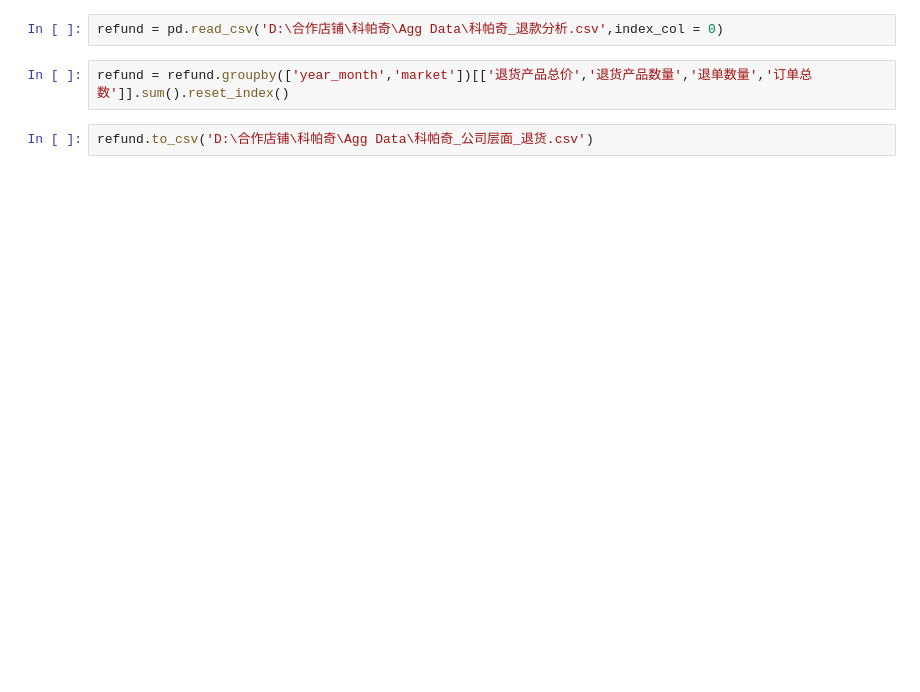
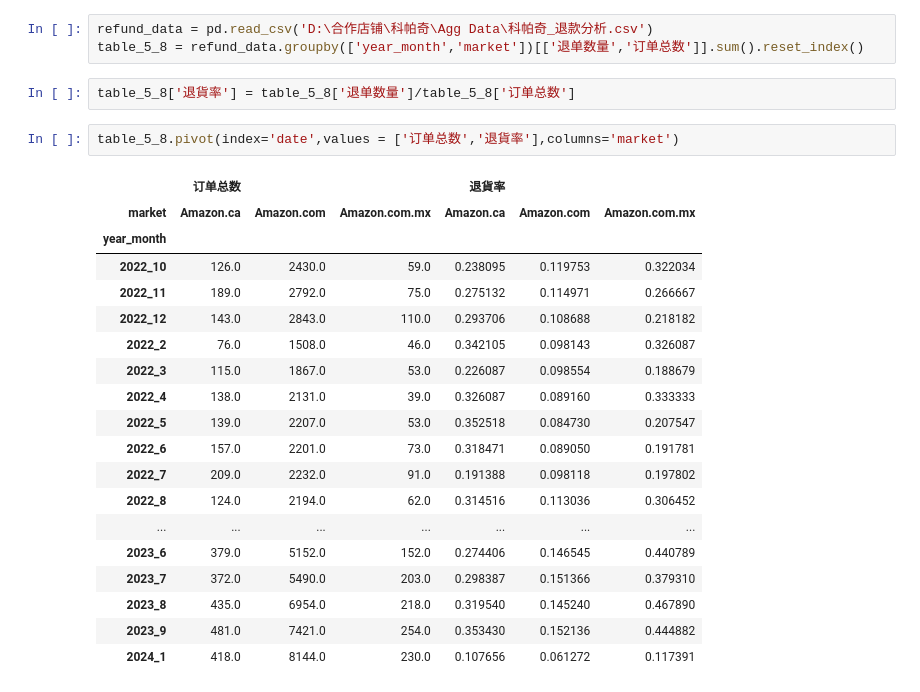
Before and after one commit to jackyzhu98/Report_API_Analysis, a Jupyter notebook: workingfiles/firm_fee.ipynb, the cells around one changed output. Drawn from its saved outputs; the diff is of its cells as text; blank space fills up the shorter version.

```diff
--- a/workingfiles/firm_fee.ipynb
+++ b/workingfiles/firm_fee.ipynb
@@ -6,6 +180,27 @@ product.groupby(['year','month','marketplace'])[['Principal','Commission','FBAPe
 # %%
-refund = pd.read_csv('D:\合作店铺\科帕奇\Agg Data\科帕奇_退款分析.csv',index_col = 0)
+refund_data = pd.read_csv('D:\合作店铺\科帕奇\Agg Data\科帕奇_退款分析.csv')
+table_5_8 = refund_data.groupby(['year_month','market'])[['退单数量','订单总数']].sum().reset_index()
-# %%
-refund = refund.groupby(['year_month','market'])[['退货产品总价','退货产品数量','退单数量','订单总数']].sum().reset_index()
-# %%
-refund.to_csv('D:\合作店铺\科帕奇\Agg Data\科帕奇_公司层面_退货.csv')
+# %%
+table_5_8['退貨率'] = table_5_8['退单数量']/table_5_8['订单总数']
+# %%
+table_5_8.pivot(index='date',values = ['订单总数','退貨率'],columns='market')
+# %% [output]
+|  | 订单总数 |  |  | 退貨率 |  |  |
+| market | Amazon.ca | Amazon.com | Amazon.com.mx | Amazon.ca | Amazon.com | Amazon.com.mx |
+| year_month |  |  |  |  |  |  |
+| 2022_10 | 126.0 | 2430.0 | 59.0 | 0.238095 | 0.119753 | 0.322034 |
+| 2022_11 | 189.0 | 2792.0 | 75.0 | 0.275132 | 0.114971 | 0.266667 |
+| 2022_12 | 143.0 | 2843.0 | 110.0 | 0.293706 | 0.108688 | 0.218182 |
+| 2022_2 | 76.0 | 1508.0 | 46.0 | 0.342105 | 0.098143 | 0.326087 |
+| 2022_3 | 115.0 | 1867.0 | 53.0 | 0.226087 | 0.098554 | 0.188679 |
+| 2022_4 | 138.0 | 2131.0 | 39.0 | 0.326087 | 0.089160 | 0.333333 |
+| 2022_5 | 139.0 | 2207.0 | 53.0 | 0.352518 | 0.084730 | 0.207547 |
+| 2022_6 | 157.0 | 2201.0 | 73.0 | 0.318471 | 0.089050 | 0.191781 |
+| 2022_7 | 209.0 | 2232.0 | 91.0 | 0.191388 | 0.098118 | 0.197802 |
+| 2022_8 | 124.0 | 2194.0 | 62.0 | 0.314516 | 0.113036 | 0.306452 |
+| ... | ... | ... | ... | ... | ... | ... |
+| 2023_6 | 379.0 | 5152.0 | 152.0 | 0.274406 | 0.146545 | 0.440789 |
+| 2023_7 | 372.0 | 5490.0 | 203.0 | 0.298387 | 0.151366 | 0.379310 |
+| 2023_8 | 435.0 | 6954.0 | 218.0 | 0.319540 | 0.145240 | 0.467890 |
+| 2023_9 | 481.0 | 7421.0 | 254.0 | 0.353430 | 0.152136 | 0.444882 |
+| 2024_1 | 418.0 | 8144.0 | 230.0 | 0.107656 | 0.061272 | 0.117391 |
```
Also changed, not shown: parts of 9 cells of this notebook, 5 other files.
